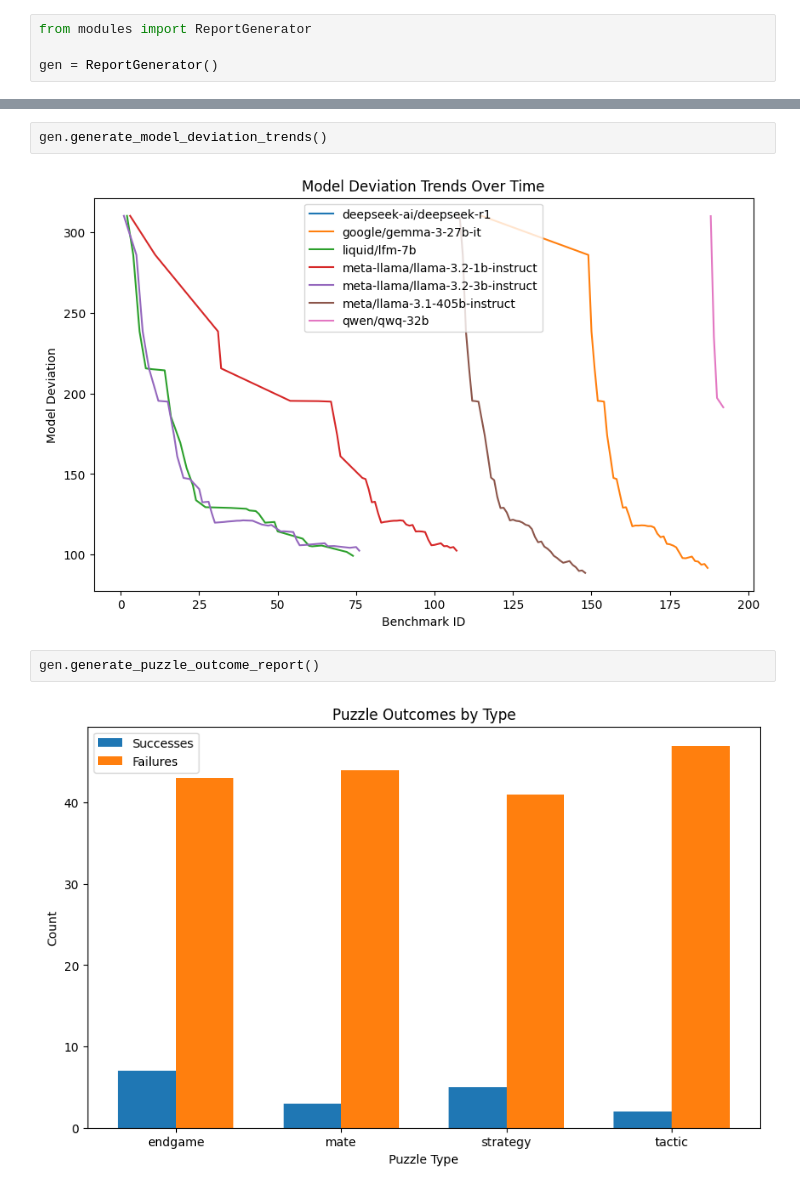
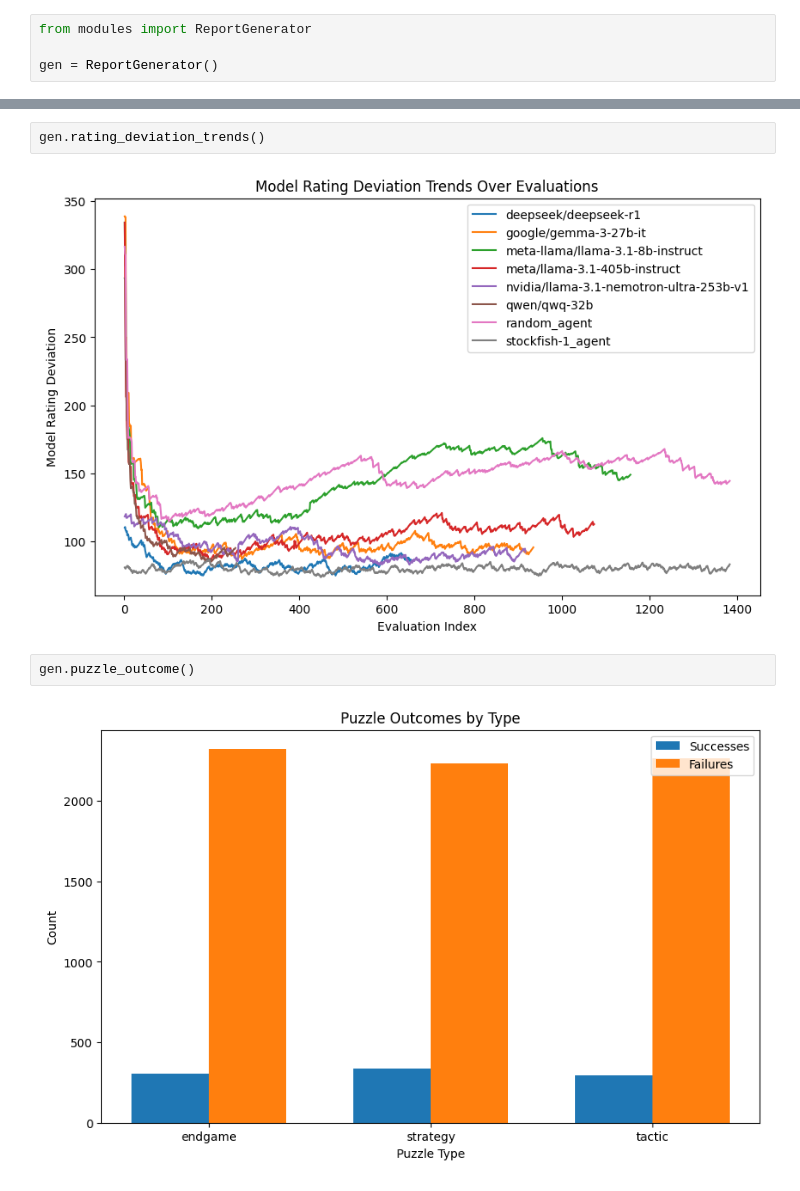
Before and after one commit to m-tuyishime/chess-llm, a Jupyter notebook: reports copy.ipynb, the cells around one changed output, grey strips where cells are left out. Cells and saved outputs as stored; diff of their text form.

```diff
--- a/reports copy.ipynb
+++ b/reports copy.ipynb
@@ -9,9 +9,9 @@ gen.generate_model_rating_trends()
 # %%
-gen.generate_model_deviation_trends()
+gen.rating_deviation_trends()
 # %% [output]
-[figure, old version]
+[figure, new version]
 # %%
-gen.generate_puzzle_outcome_report()
+gen.puzzle_outcome()
 # %% [output]
-[figure, old version]
+[figure, new version]
 # %%
```
Also changed, not shown: parts of 8 cells of this notebook, 21 other files.
